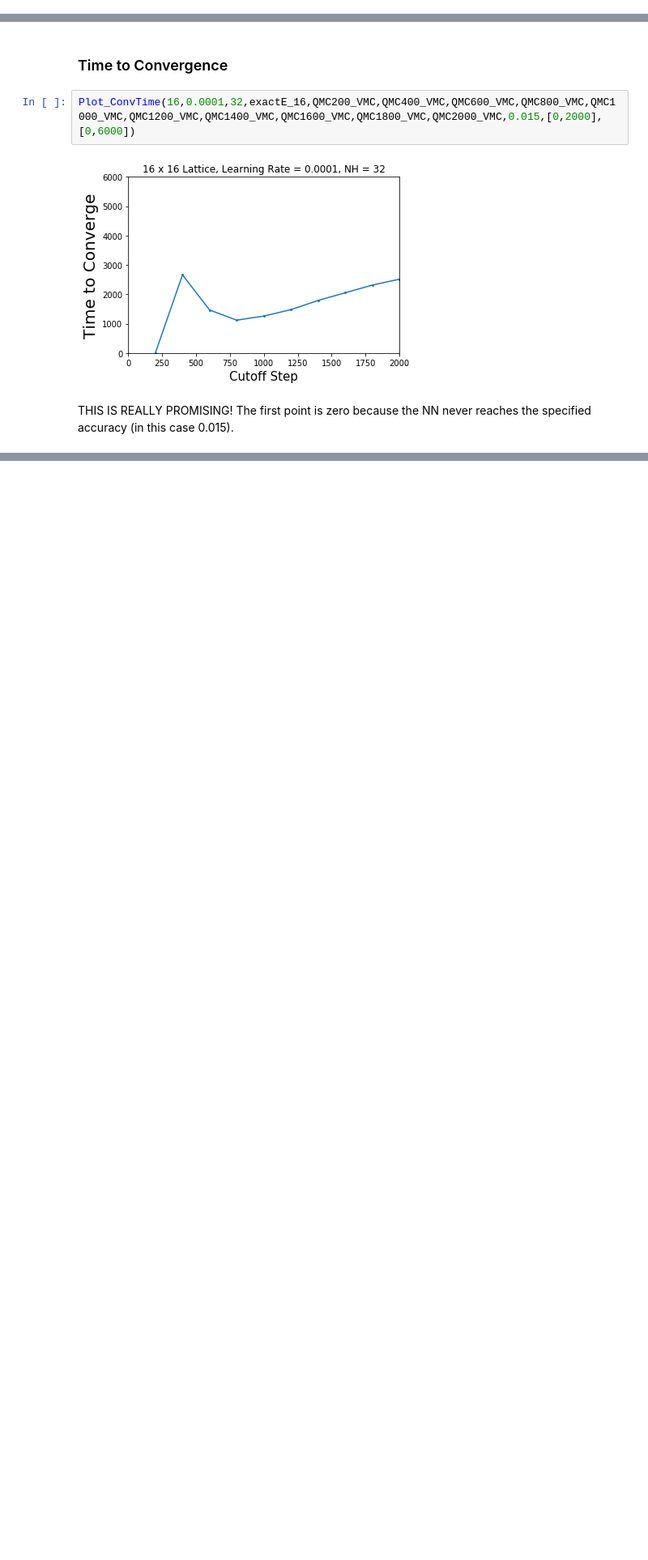
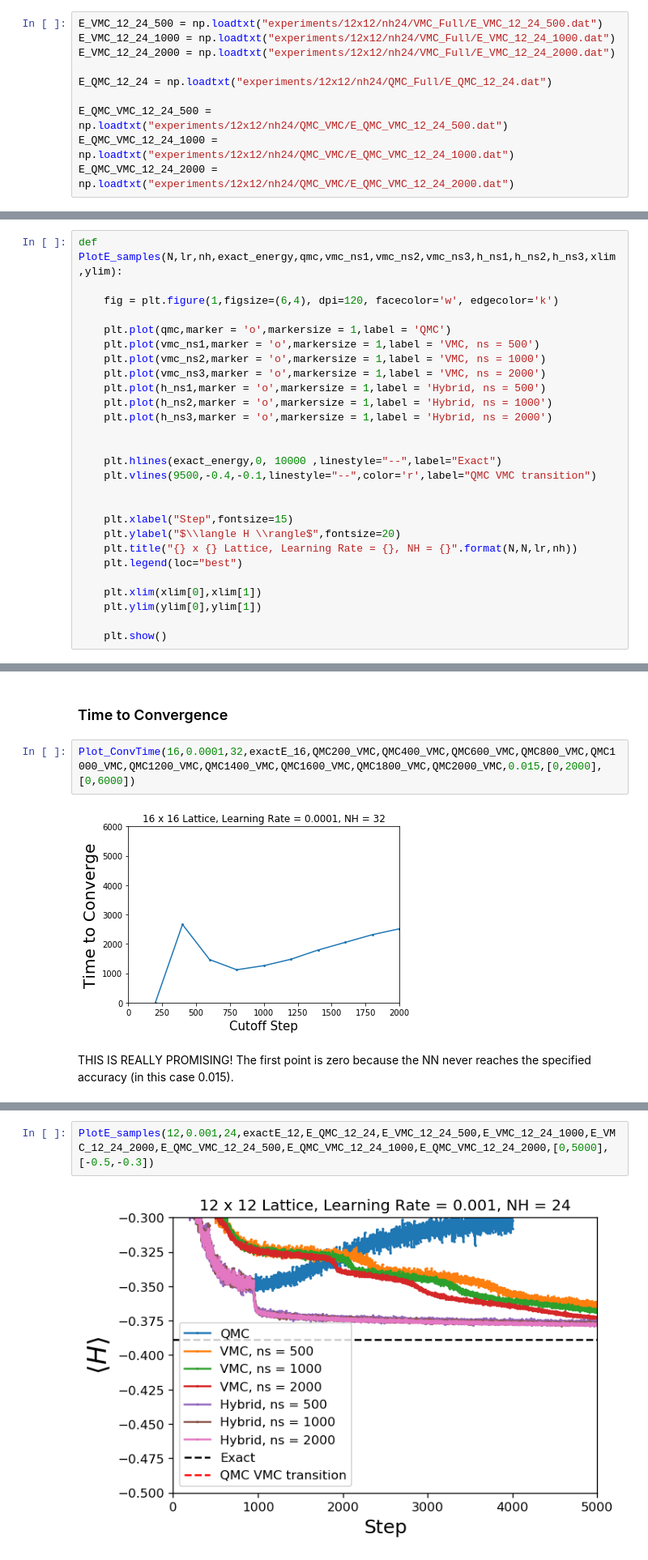
Before and after one commit to MelkoCollective/NeuralNetworks-for-Quantum, a Jupyter notebook: src_qmc_vmc/Paper Plots.ipynb, the cells around one changed output, grey strips where cells are left out. Shown at 81% size. Saved outputs shown, nothing was run; the diff lists cells and outputs as text; blank space fills up the shorter version.

Commit message:
Updating paper plots again

```diff
--- a/src_qmc_vmc/Paper Plots.ipynb
+++ b/src_qmc_vmc/Paper Plots.ipynb
@@ -120,0 +123,10 @@ print(len(QMC2000_VMC))
+# %%
+E_VMC_12_24_500 = np.loadtxt("experiments/12x12/nh24/VMC_Full/E_VMC_12_24_500.dat")
+E_VMC_12_24_1000 = np.loadtxt("experiments/12x12/nh24/VMC_Full/E_VMC_12_24_1000.dat")
+E_VMC_12_24_2000 = np.loadtxt("experiments/12x12/nh24/VMC_Full/E_VMC_12_24_2000.dat")
+
+E_QMC_12_24 = np.loadtxt("experiments/12x12/nh24/QMC_Full/E_QMC_12_24.dat")
+
+E_QMC_VMC_12_24_500 = np.loadtxt("experiments/12x12/nh24/QMC_VMC/E_QMC_VMC_12_24_500.dat")
+E_QMC_VMC_12_24_1000 = np.loadtxt("experiments/12x12/nh24/QMC_VMC/E_QMC_VMC_12_24_1000.dat")
+E_QMC_VMC_12_24_2000 = np.loadtxt("experiments/12x12/nh24/QMC_VMC/E_QMC_VMC_12_24_2000.dat")
@@ -202,3 +232,30 @@ def PlotE_hybrid(N,lr,nh,exact_energy,h1,h2,h3,h4,h5,h6,h7,h8,h9,h10,qmc,vmc,xli
+# %%
+def PlotE_samples(N,lr,nh,exact_energy,qmc,vmc_ns1,vmc_ns2,vmc_ns3,h_ns1,h_ns2,h_ns3,xlim,ylim):
+
+    fig = plt.figure(1,figsize=(6,4), dpi=120, facecolor='w', edgecolor='k')
+
+    plt.plot(qmc,marker = 'o',markersize = 1,label = 'QMC')
+    plt.plot(vmc_ns1,marker = 'o',markersize = 1,label = 'VMC, ns = 500')
+    plt.plot(vmc_ns2,marker = 'o',markersize = 1,label = 'VMC, ns = 1000')
+    plt.plot(vmc_ns3,marker = 'o',markersize = 1,label = 'VMC, ns = 2000')
+    plt.plot(h_ns1,marker = 'o',markersize = 1,label = 'Hybrid, ns = 500')
+    plt.plot(h_ns2,marker = 'o',markersize = 1,label = 'Hybrid, ns = 1000')
+    plt.plot(h_ns3,marker = 'o',markersize = 1,label = 'Hybrid, ns = 2000')
+
+
+    plt.hlines(exact_energy,0, 10000 ,linestyle="--",label="Exact")
+    plt.vlines(9500,-0.4,-0.1,linestyle="--",color='r',label="QMC VMC transition")
+
+
+    plt.xlabel("Step",fontsize=15)
+    plt.ylabel("$\\langle H \\rangle$",fontsize=20)
+    plt.title("{} x {} Lattice, Learning Rate = {}, NH = {}".format(N,N,lr,nh))
+    plt.legend(loc="best")
+
+    plt.xlim(xlim[0],xlim[1])
+    plt.ylim(ylim[0],ylim[1])
+
+    plt.show()
 # %% [markdown]
 ### Time to Convergence Plotting Function
 # %%
@@ -337,0 +397,4 @@ THIS IS REALLY PROMISING! The first point is zero because the NN never reaches t
+# %%
+PlotE_samples(12,0.001,24,exactE_12,E_QMC_12_24,E_VMC_12_24_500,E_VMC_12_24_1000,E_VMC_12_24_2000,E_QMC_VMC_12_24_500,E_QMC_VMC_12_24_1000,E_QMC_VMC_12_24_2000,[0,5000],[-0.5,-0.3])
+# %% [output]
+[figure, added]
```
Also changed, not shown: parts of 5 cells of this notebook.
